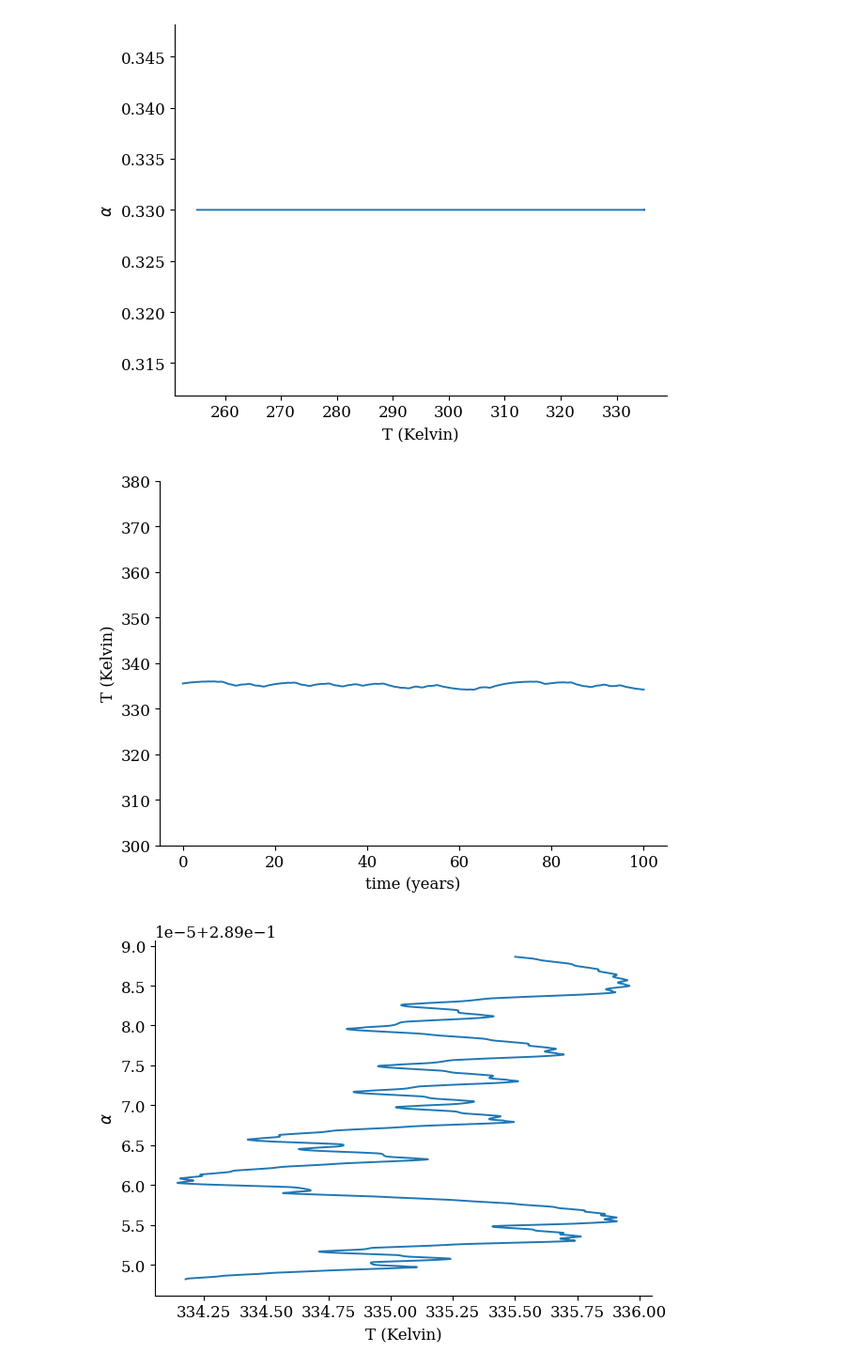
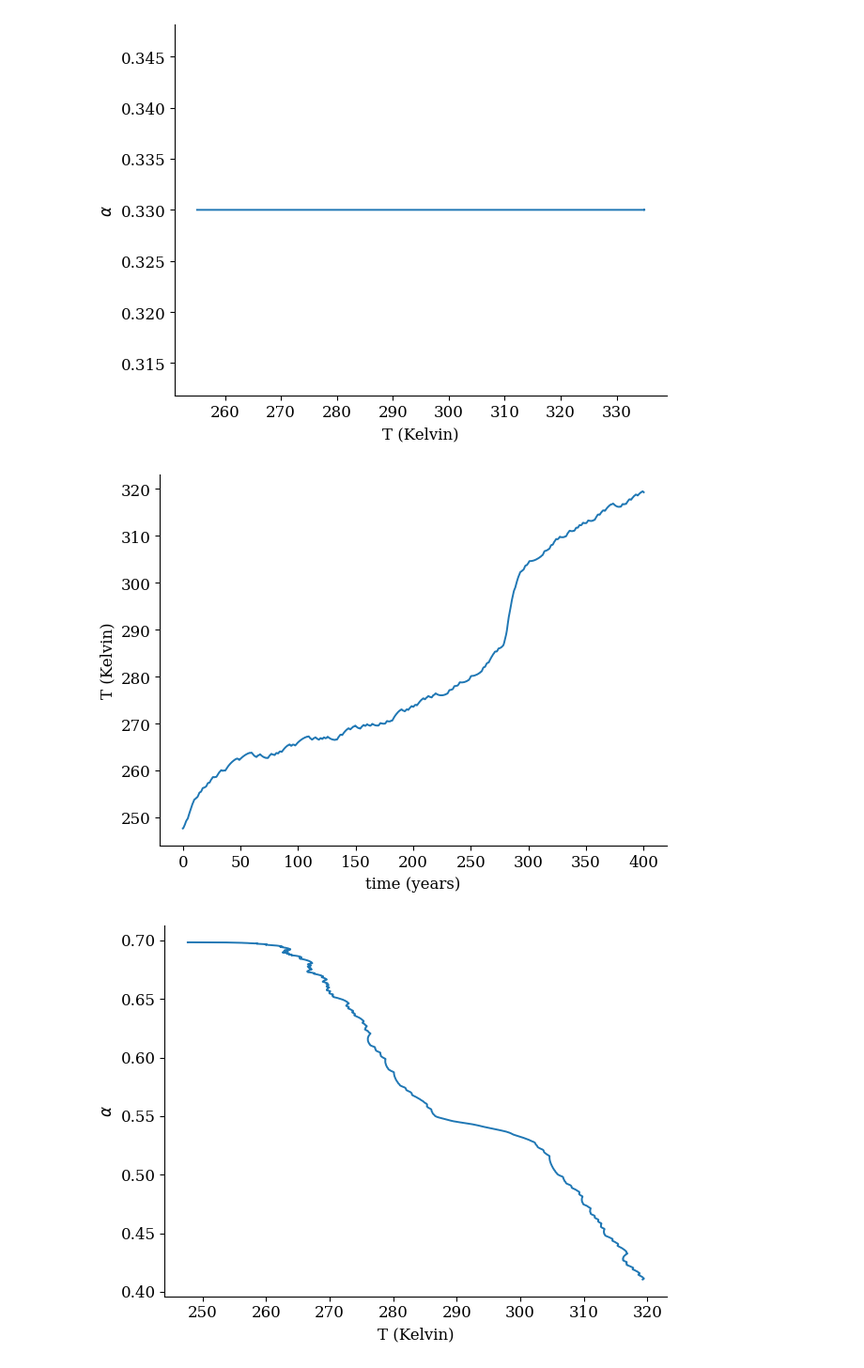
Before and after one commit to TerpstraS/GEBM_nadcom23, a Jupyter notebook: GEBM_nadcom23.ipynb, the cells around one changed output. Shown: that part at 94% size. Cells and saved outputs as stored; diff of their text form; code cells hidden in the pictures.

```diff
--- a/GEBM_nadcom23.ipynb
+++ b/GEBM_nadcom23.ipynb
@@ -180,17 +218,20 @@ model.plot_T_alpha()
 [figure]
 [figure]
 # %%
-# usage with custom radiative forcing function (has to take t, rho_0 as parameters)
+### usage with custom radiative forcing function (has to take t, rho_0 as parameters)
 # and first setting y0 to equilibrium before solving the model
-rho_func = lambda t, rho_0: rho_0
+rho_func = lambda t, rho_0: rho_0 + 50 * t
 tau_a =  5e9 / (3600*24*365)
 tau_NV = 6e7 / (3600*24*365)
 nu_NV = 5 * (3600*24*365)**3
-model = GEBM(tau_a=tau_a, tau_NV=tau_NV, nu_NV=nu_NV, mu_0=50*(3600*24*365)**3, rho_0=10, rho_func=rho_func)
-model.set_equilibrium()
-model.solve()
-model.plot_T(ylim=(300, 380))
+model = GEBM(tau_a=tau_a, tau_NV=tau_NV, nu_NV=nu_NV, mu_0=0*(3600*24*365)**3, rho_0=10, rho_func=rho_func)
+
+y0 = [200, 10, 10, -10, 0.6]
+model.set_equilibrium(y0=y0)
+model.solve(t_end=400)
+model.plot_T()
 model.plot_T_alpha()
+model.plot_mu_rho()
 # %% [output]
-[figure, old version]
+[figure, new version]
-[figure, old version]
+[figure, new version]
```
Also changed, not shown: parts of 17 cells of this notebook.
